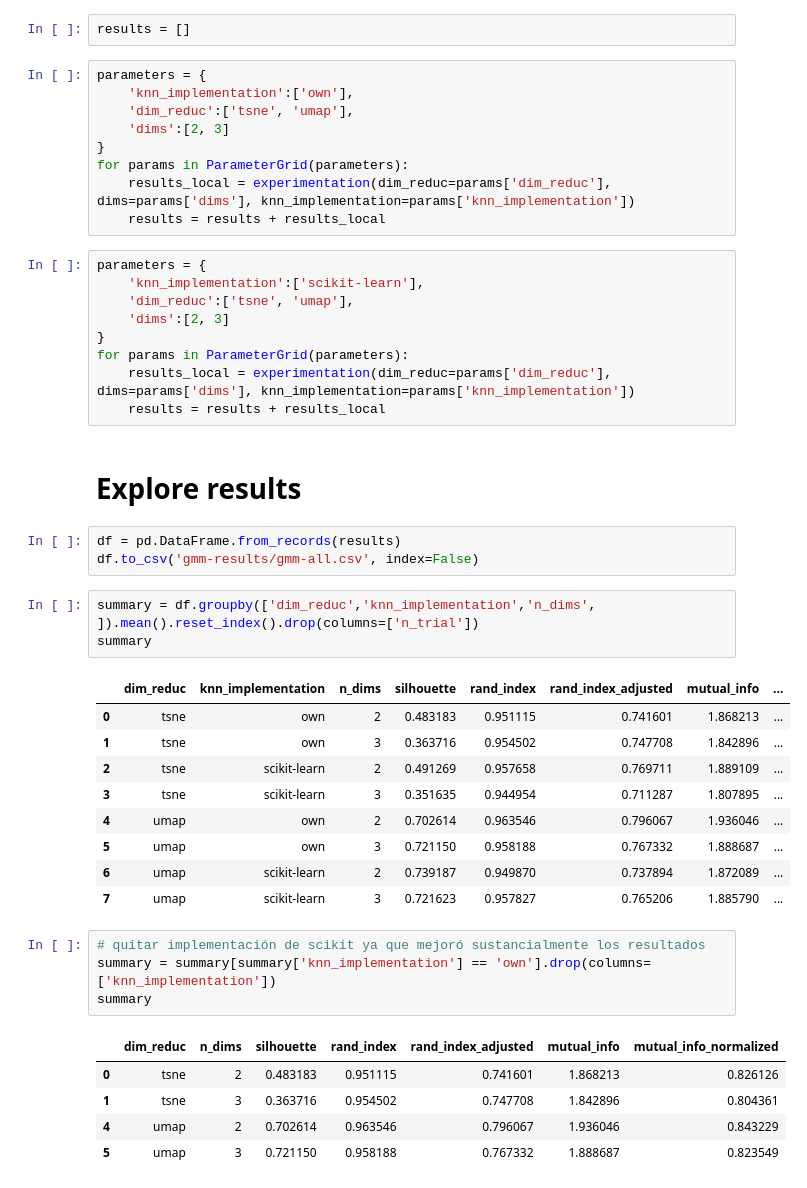
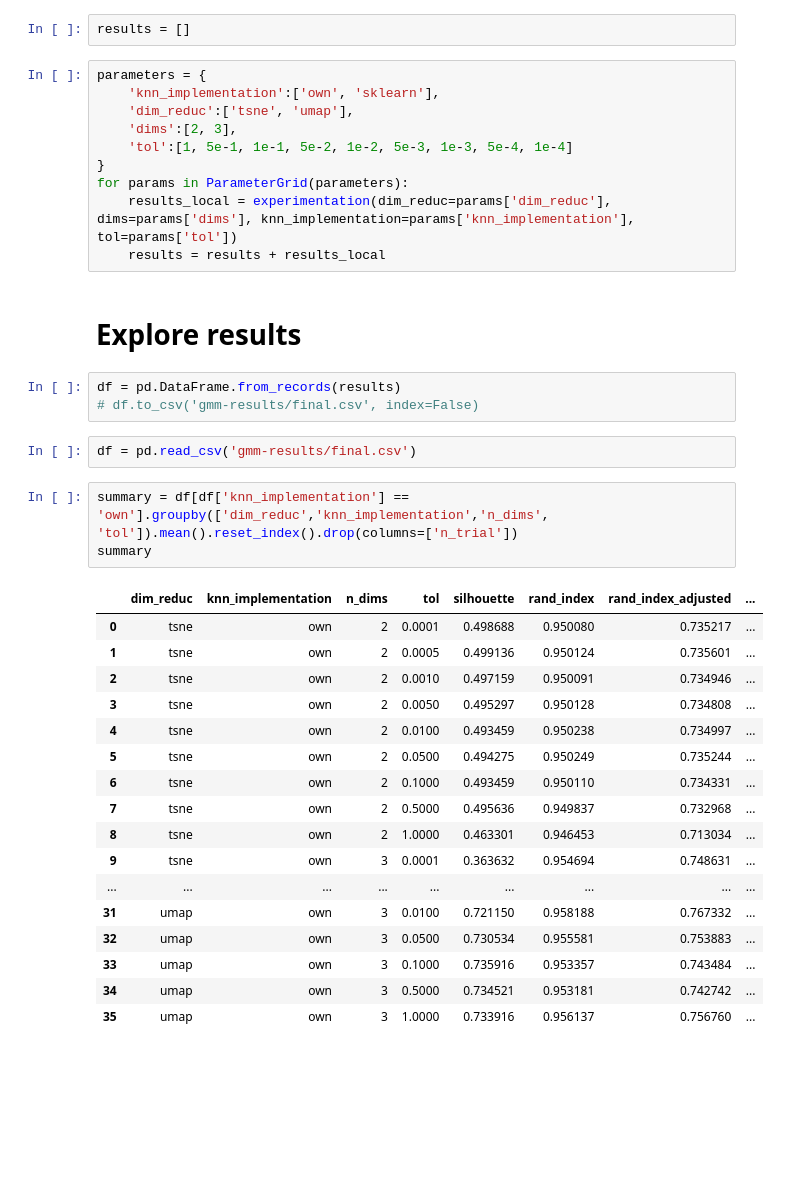
Before and after one commit to nayeli-guzman/clustering-human-activity, a Jupyter notebook: clustering-gmm.ipynb, the cells around one changed output. Saved outputs shown, nothing was run; the diff lists cells and outputs as text; blank space fills up the shorter version.

Commit message:
+ experimentation

```diff
--- a/clustering-gmm.ipynb
+++ b/clustering-gmm.ipynb
@@ -172,47 +187,39 @@ def experimentation(dim_reduc='tsne', dims=2, knn_implementation='own', n_trials
 results = []
 # %%
 parameters = {
-    'knn_implementation':['own'],
+    'knn_implementation':['own', 'sklearn'],
     'dim_reduc':['tsne', 'umap'],
-    'dims':[2, 3]
+    'dims':[2, 3],
+    'tol':[1, 5e-1, 1e-1, 5e-2, 1e-2, 5e-3, 1e-3, 5e-4, 1e-4]
 }
 for params in ParameterGrid(parameters):
-    results_local = experimentation(dim_reduc=params['dim_reduc'], dims=params['dims'], knn_implementation=params['knn_implementation'])
+    results_local = experimentation(dim_reduc=params['dim_reduc'], dims=params['dims'], knn_implementation=params['knn_implementation'], tol=params['tol'])
     results = results + results_local
-# %%
-parameters = {
-    'knn_implementation':['scikit-learn'],
-    'dim_reduc':['tsne', 'umap'],
-    'dims':[2, 3]
-}
-for params in ParameterGrid(parameters):
-    results_local = experimentation(dim_reduc=params['dim_reduc'], dims=params['dims'], knn_implementation=params['knn_implementation'])
-    results = results + results_local
 # %% [markdown]
 # Explore results
 # %%
 df = pd.DataFrame.from_records(results)
-df.to_csv('gmm-results/gmm-all.csv', index=False)
+# df.to_csv('gmm-results/final.csv', index=False)
+# %%
+df = pd.read_csv('gmm-results/final.csv')
 # %%
-summary = df.groupby(['dim_reduc','knn_implementation','n_dims', ]).mean().reset_index().drop(columns=['n_trial'])
+summary = df[df['knn_implementation'] == 'own'].groupby(['dim_reduc','knn_implementation','n_dims', 'tol']).mean().reset_index().drop(columns=['n_trial'])
 summary
 # %% [output]
-|  | dim_reduc | knn_implementation | n_dims | silhouette | rand_index | rand_index_adjusted | mutual_info | ... |
-| 0 | tsne | own | 2 | 0.483183 | 0.951115 | 0.741601 | 1.868213 | ... |
-| 1 | tsne | own | 3 | 0.363716 | 0.954502 | 0.747708 | 1.842896 | ... |
-| 2 | tsne | scikit-learn | 2 | 0.491269 | 0.957658 | 0.769711 | 1.889109 | ... |
-| 3 | tsne | scikit-learn | 3 | 0.351635 | 0.944954 | 0.711287 | 1.807895 | ... |
-| 4 | umap | own | 2 | 0.702614 | 0.963546 | 0.796067 | 1.936046 | ... |
-| 5 | umap | own | 3 | 0.721150 | 0.958188 | 0.767332 | 1.888687 | ... |
-| 6 | umap | scikit-learn | 2 | 0.739187 | 0.949870 | 0.737894 | 1.872089 | ... |
-| 7 | umap | scikit-learn | 3 | 0.721623 | 0.957827 | 0.765206 | 1.885790 | ... |
+|  | dim_reduc | knn_implementation | n_dims | tol | silhouette | rand_index | rand_index_adjusted | ... |
+| 0 | tsne | own | 2 | 0.0001 | 0.498688 | 0.950080 | 0.735217 | ... |
+| 1 | tsne | own | 2 | 0.0005 | 0.499136 | 0.950124 | 0.735601 | ... |
+| 2 | tsne | own | 2 | 0.0010 | 0.497159 | 0.950091 | 0.734946 | ... |
+| 3 | tsne | own | 2 | 0.0050 | 0.495297 | 0.950128 | 0.734808 | ... |
+| 4 | tsne | own | 2 | 0.0100 | 0.493459 | 0.950238 | 0.734997 | ... |
+| 5 | tsne | own | 2 | 0.0500 | 0.494275 | 0.950249 | 0.735244 | ... |
+| 6 | tsne | own | 2 | 0.1000 | 0.493459 | 0.950110 | 0.734331 | ... |
+| 7 | tsne | own | 2 | 0.5000 | 0.495636 | 0.949837 | 0.732968 | ... |
+| 8 | tsne | own | 2 | 1.0000 | 0.463301 | 0.946453 | 0.713034 | ... |
+| 9 | tsne | own | 3 | 0.0001 | 0.363632 | 0.954694 | 0.748631 | ... |
+| ... | ... | ... | ... | ... | ... | ... | ... | ... |
+| 31 | umap | own | 3 | 0.0100 | 0.721150 | 0.958188 | 0.767332 | ... |
+| 32 | umap | own | 3 | 0.0500 | 0.730534 | 0.955581 | 0.753883 | ... |
+| 33 | umap | own | 3 | 0.1000 | 0.735916 | 0.953357 | 0.743484 | ... |
+| 34 | umap | own | 3 | 0.5000 | 0.734521 | 0.953181 | 0.742742 | ... |
+| 35 | umap | own | 3 | 1.0000 | 0.733916 | 0.956137 | 0.756760 | ... |
-# %%
-# quitar implementación de scikit ya que mejoró sustancialmente los resultados
-summary = summary[summary['knn_implementation'] == 'own'].drop(columns=['knn_implementation'])
-summary
-# %% [output]
-|  | dim_reduc | n_dims | silhouette | rand_index | rand_index_adjusted | mutual_info | mutual_info_normalized |
-| 0 | tsne | 2 | 0.483183 | 0.951115 | 0.741601 | 1.868213 | 0.826126 |
-| 1 | tsne | 3 | 0.363716 | 0.954502 | 0.747708 | 1.842896 | 0.804361 |
-| 4 | umap | 2 | 0.702614 | 0.963546 | 0.796067 | 1.936046 | 0.843229 |
-| 5 | umap | 3 | 0.721150 | 0.958188 | 0.767332 | 1.888687 | 0.823549 |
```
Also changed, not shown: parts of 11 cells of this notebook.
